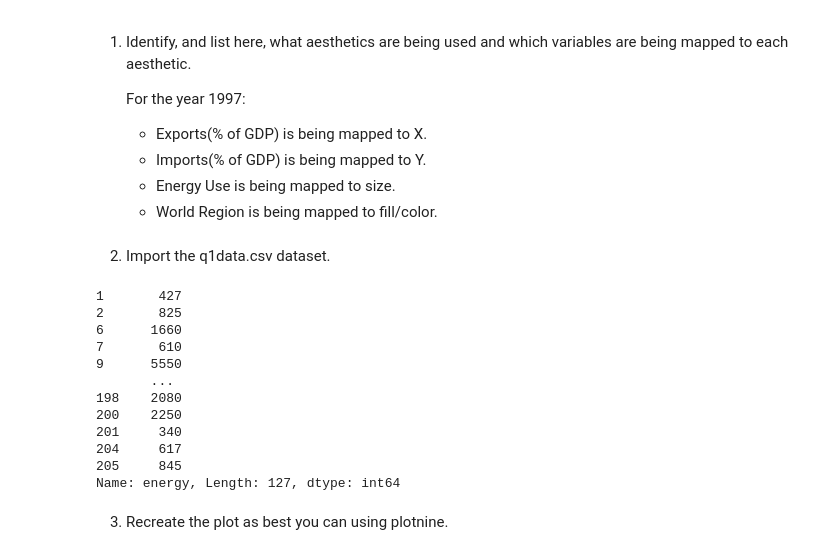
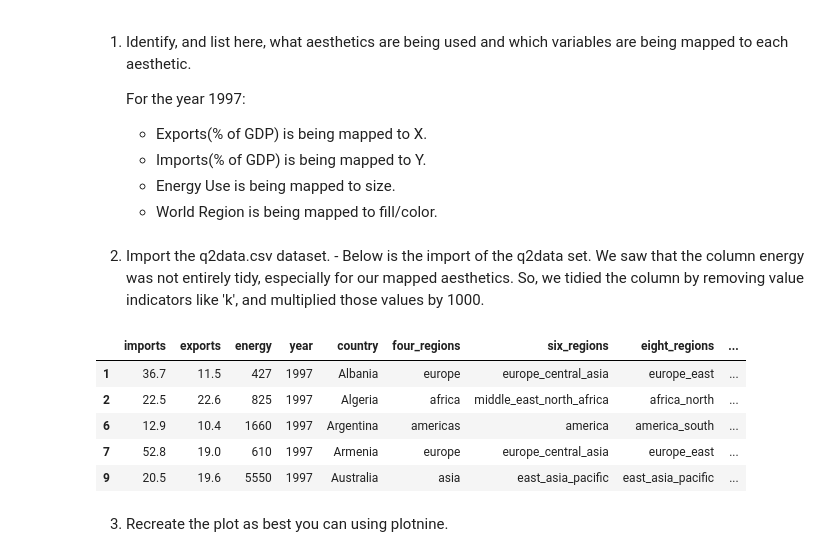
Before and after one commit to bellamccarty/GSB-544, a Jupyter notebook: Labs/Lab01/Lab01.ipynb, the cells around one changed output. Saved outputs shown, nothing was run; the diff lists cells and outputs as text; code cells hidden in the pictures.

```diff
--- a/Labs/Lab01/Lab01.ipynb
+++ b/Labs/Lab01/Lab01.ipynb
@@ -117,36 +130,31 @@ Below is another plot of a visualization in Gapminder. Look it over and take not
     - Energy Use is being mapped to size.
     - World Region is being mapped to fill/color.
 # %% [markdown]
-2. Import the q1data.csv dataset.
+2. Import the q2data.csv dataset.
+        -  Below is the import of the q2data set. We saw that the column energy was not entirely tidy, especially for our mapped aesthetics. So, we tidied the column by removing value indicators like 'k', and multiplied those values by 1000.
 # %%
 q2data = pd.read_csv('Data/q2data.csv')
 q2data = q2data.dropna()
 
 # Define a function to convert values like '12.4k' to 12400
 def convert_k_to_numeric(value):
     if isinstance(value, str) and 'k' in value:
         # Remove the 'k' and multiply the number by 1000
         return float(value.replace('k', '')) * 1000
     return value  # Return the value as is if it doesn't need conversion
 
 # Apply the function to the 'energy' column
 q2data['energy'] = q2data['energy'].apply(convert_k_to_numeric).astype(int)
 
 # Display the updated column
-q2data['energy']
+q2data.head()
 # %% [output]
-1       427
-2       825
-6      1660
-7       610
-9      5550
-       ...
-198    2080
-200    2250
-201     340
-204     617
-205     845
-Name: energy, Length: 127, dtype: int64
+|  | imports | exports | energy | year | country | four_regions | six_regions | eight_regions | ... |
+| 1 | 36.7 | 11.5 | 427 | 1997 | Albania | europe | europe_central_asia | europe_east | ... |
+| 2 | 22.5 | 22.6 | 825 | 1997 | Algeria | africa | middle_east_north_africa | africa_north | ... |
+| 6 | 12.9 | 10.4 | 1660 | 1997 | Argentina | americas | america | america_south | ... |
+| 7 | 52.8 | 19.0 | 610 | 1997 | Armenia | europe | europe_central_asia | europe_east | ... |
+| 9 | 20.5 | 19.6 | 5550 | 1997 | Australia | asia | east_asia_pacific | east_asia_pacific | ... |
 # %% [markdown]
 3. Recreate the plot as best you can using plotnine.
 # %%
```
Also changed, not shown: parts of 6 cells of this notebook, 1 other file.
